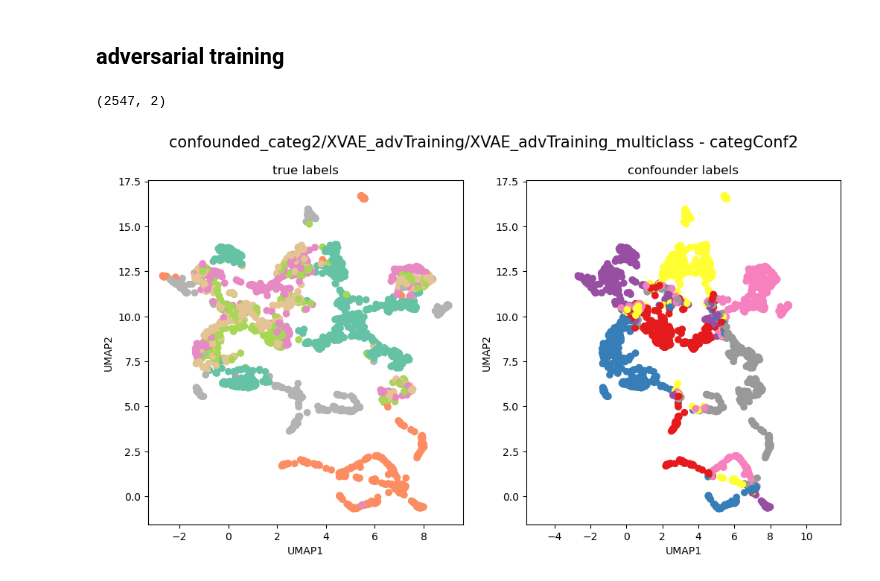
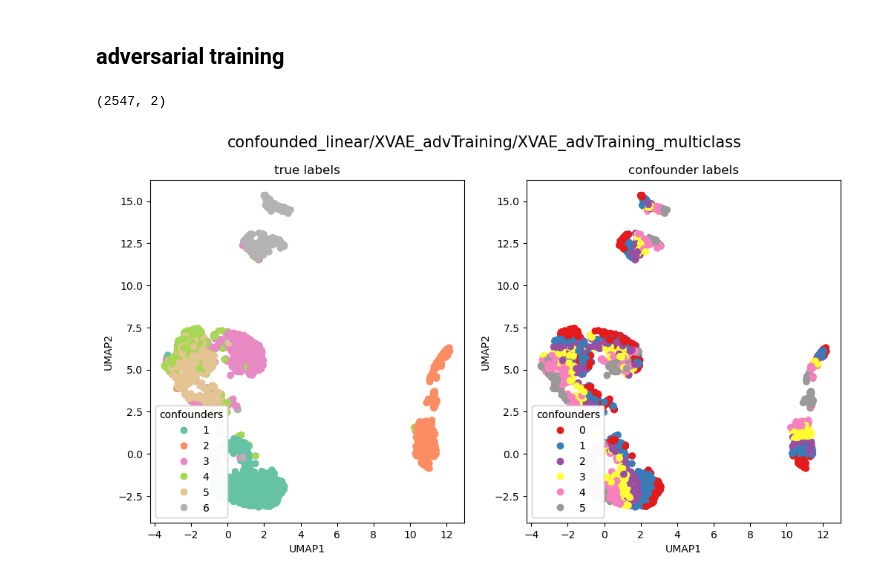
Before and after one commit to ZuqiLi/Multi-Omics-Deconfounding-VAE, a Jupyter notebook: plotLat.ipynb, the cells around one changed output. Drawn from its saved outputs; the diff is of its cells as text; code cells hidden in the pictures.

```diff
--- a/plotLat.ipynb
+++ b/plotLat.ipynb
@@ -162,7 +238,6 @@ model = XVAE_adversarial_multiclass.load_from_checkpoint(ckpt_file,
 z = model.xvae.generate_embedding(X1_test, X2_test).detach().numpy()
-# %%
-conf_orig = np.loadtxt(os.path.join(PATH_data, "TCGA",'TCGA_confounder_categ2.csv'))[:,None]
-plot_umap_latSpace(z, Y, conf_orig, modelname=f"{modelname} - categConf2")
-# %% [output]
-(2547, 2)
-[figure, removed]
+# %%
+plot_umap_latSpace(z, Y, conf_labels, modelname=f"{modelname}")
+# %% [output]
+(2547, 2)
+[figure, added]
```
Also changed, not shown: parts of 6 cells of this notebook.
